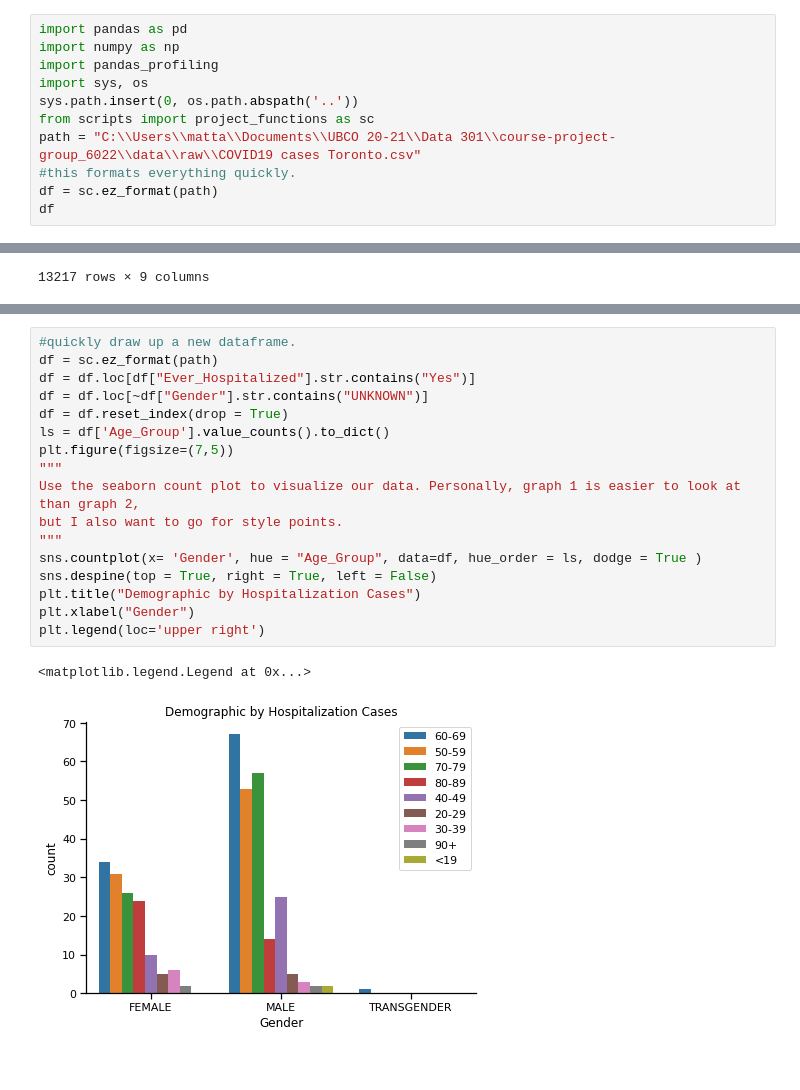
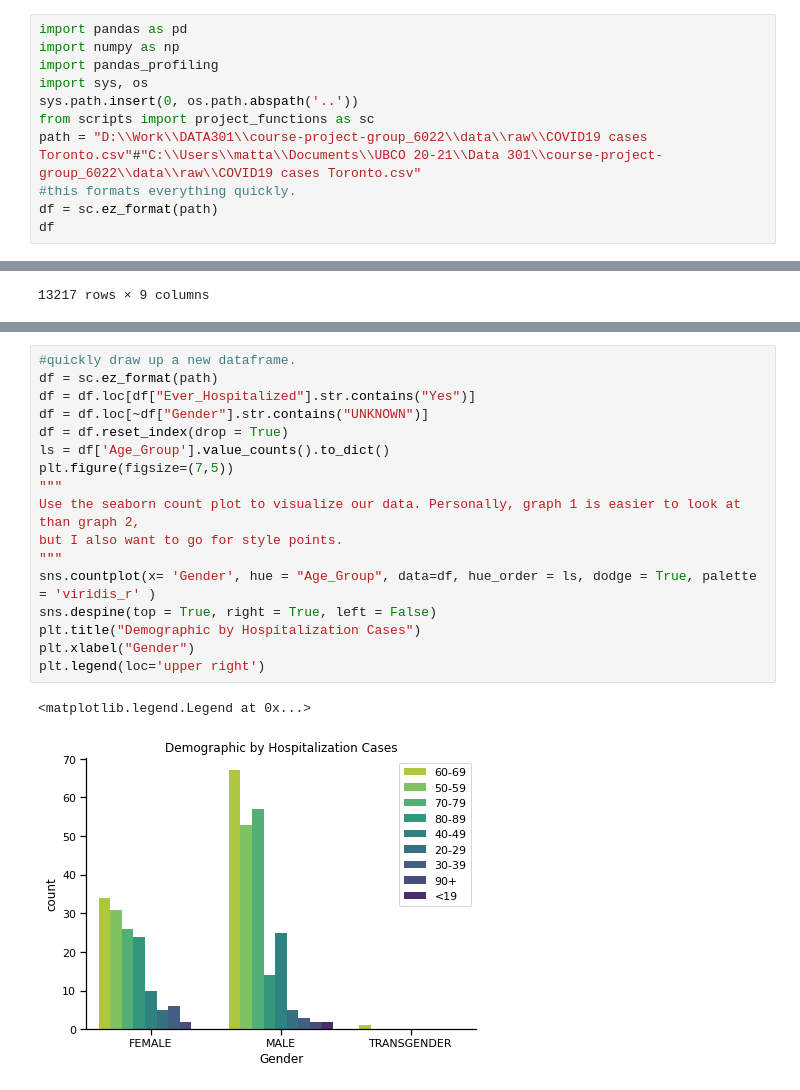
Before and after one commit to data301-2020-winter1/course-project-group_6022, a Jupyter notebook: analysis/Task 5 Folder Milestone 2/Analysis Notebook.ipynb, the cells around one changed output, grey strips where cells are left out. Cells and saved outputs as stored; diff of their text form.

```diff
--- a/analysis/Task 5 Folder Milestone 2/Analysis Notebook.ipynb
+++ b/analysis/Task 5 Folder Milestone 2/Analysis Notebook.ipynb
@@ -9,7 +9,7 @@ import pandas_profiling
 import sys, os
 sys.path.insert(0, os.path.abspath('..'))
 from scripts import project_functions as sc
-path = "C:\\Users\\matta\\Documents\\UBCO 20-21\\Data 301\\course-project-group_6022\\data\\raw\\COVID19 cases Toronto.csv"
+path = "D:\\Work\\DATA301\\course-project-group_6022\\data\\raw\\COVID19 cases Toronto.csv"#"C:\\Users\\matta\\Documents\\UBCO 20-21\\Data 301\\course-project-group_6022\\data\\raw\\COVID19 cases Toronto.csv"
 #this formats everything quickly.
 df = sc.ez_format(path)
 df
@@ -74,23 +74,23 @@ Text(0.5, 0, 'Amount of Cases resulting in Hospitalization')
 # %%
 #quickly draw up a new dataframe.
 df = sc.ez_format(path)
 df = df.loc[df["Ever_Hospitalized"].str.contains("Yes")]
 df = df.loc[~df["Gender"].str.contains("UNKNOWN")]
 df = df.reset_index(drop = True)
 ls = df['Age_Group'].value_counts().to_dict()
 plt.figure(figsize=(7,5))
 """
 Use the seaborn count plot to visualize our data. Personally, graph 1 is easier to look at than graph 2,
 but I also want to go for style points.
 """
-sns.countplot(x= 'Gender', hue = "Age_Group", data=df, hue_order = ls, dodge = True )
+sns.countplot(x= 'Gender', hue = "Age_Group", data=df, hue_order = ls, dodge = True, palette = 'viridis_r' )
 sns.despine(top = True, right = True, left = False)
 plt.title("Demographic by Hospitalization Cases")
 plt.xlabel("Gender")
 plt.legend(loc='upper right')
 # %% [output]
 <matplotlib.legend.Legend at 0x...>
-[figure, old version]
+[figure, new version]
 # %% [markdown]
 ### Result
 By our graph we can see that senior males are most succeptable to the virus. This is intriuging becase our data set actually has
```
Also changed, not shown: parts of 3 cells of this notebook, 5 other files.
